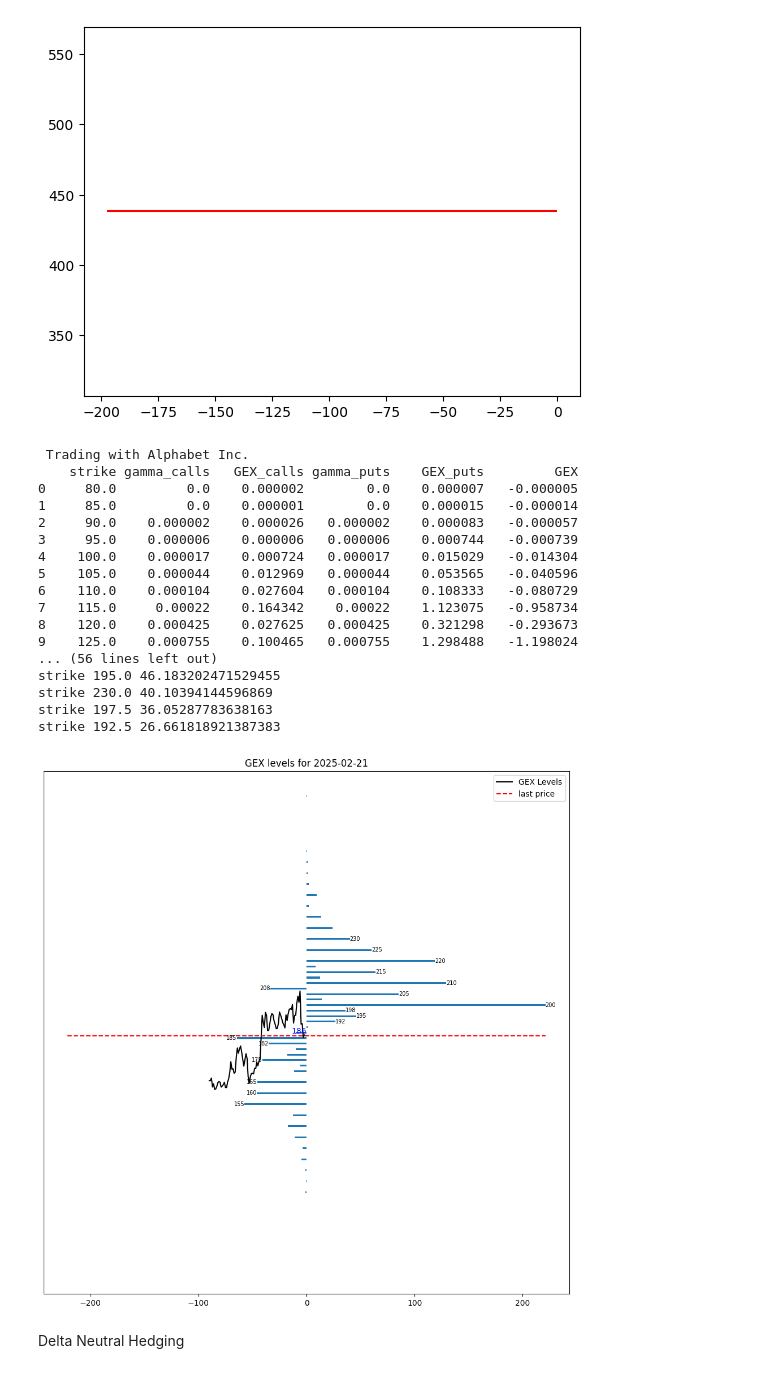
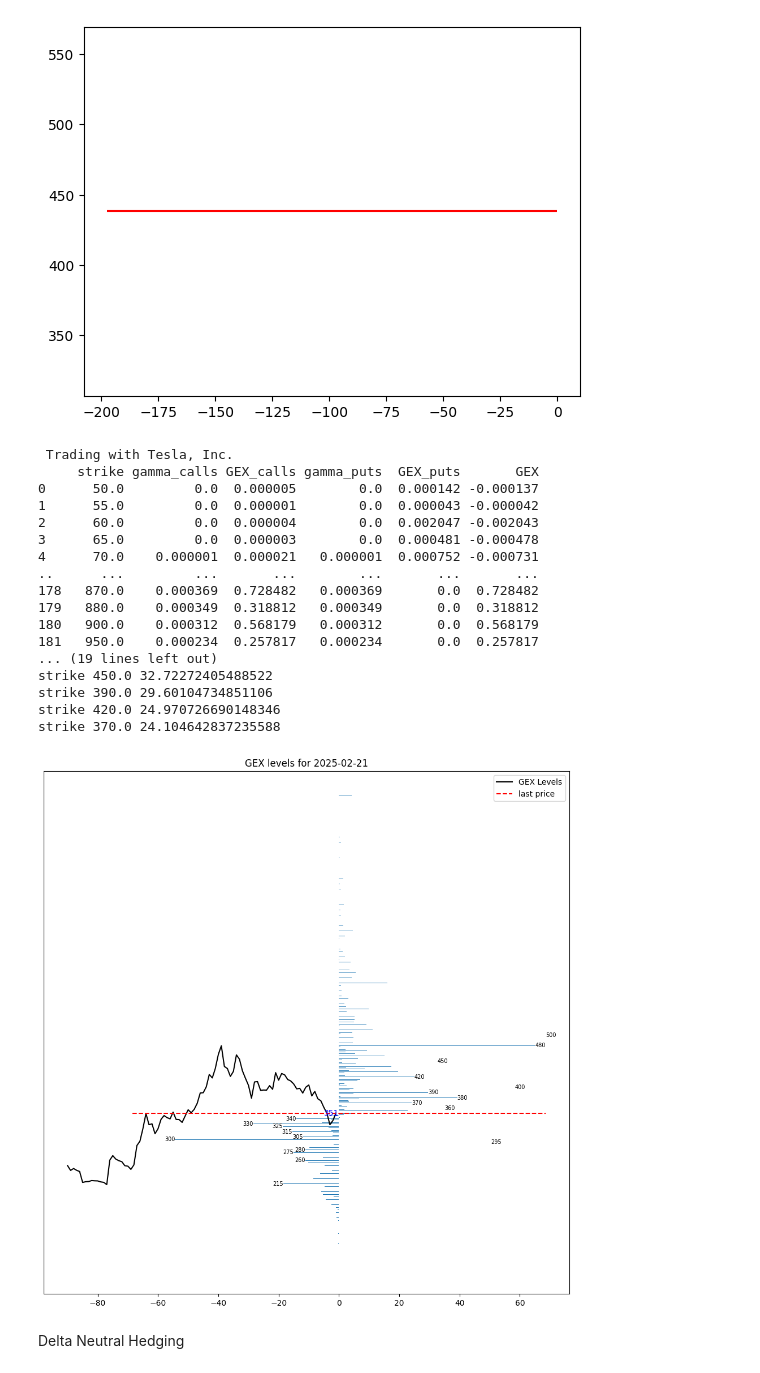
Before and after one commit to JonathanMasih/GEXLevel, a Jupyter notebook: gexxer_reveal_gex_levels.ipynb, the cells around one changed output. Drawn from its saved outputs; the diff is of its cells as text; code cells hidden in the pictures.

```diff
--- a/gexxer_reveal_gex_levels.ipynb
+++ b/gexxer_reveal_gex_levels.ipynb
@@ -496,7 +496,7 @@ tickers_ninjatrader = ['SPY']
 
 
 # ONLY FUTURES & OPTIONS compatible with yahoo finance
-TICKER = "GOOGL"
+TICKER = "TSLA"
 
 period_asset_price="max"
 period_asset_price="90d"
@@ -504,51 +504,51 @@ period_asset_price="90d"
 #avaiable_expiration_dates = "[2023-06-02, 2023-06-09, 2023-06-16, 2023-06-23, 2023-06-30, 2023-07-07, 2023-07-21, 2023-08-18, 2023-09-15, 2023-10-20, 2023-11-17, 2023-12-15, 2024-01-19, 2024-03-15, 2024-06-21, 2024-09-20, 2024-12-20, 2025-01-17, 2025-06-20, 2025-12-19]"
 #avaiable_expiration_dates = [i.replace('[','').replace(']','').replace(' ','') for i in avaiable_expiration_dates.split(',')]
 
 #expiration_date = avaiable_expiration_dates[4]
 #expiration_date = "2025-02-14"
 
 
 
 
 #asset_data , merged_df = get_gex_dataframe( ticker = TICKER, expiration_date = expiration_date , period=period_asset_price )
 
 #print(merged_df.columns)
 
 #final_plot(asset_data, merged_df,
 #          show_strike=True,
 #          set_boundries=False,
 #          title=f"GEX levels \n {TICKER} expiration date {expiration_date} ")
 
 # Example usage with 4 dates
 #expiration_dates = ["2025-02-14", "2025-02-21", "2025-02-28", "2025-03-07"]
 expiration_dates = ["2025-02-21"]
 asset_data, merged_df = get_gex_dataframe(ticker=TICKER, expiration_dates=expiration_dates, period="90d")
 print(merged_df)
 
 # Plotting the result
 final_plot(asset_data, merged_df,
           show_strike=True,
           set_boundries=False,
           title=f"GEX levels for {', '.join(expiration_dates)}")
 # %% [output]
- Trading with Alphabet Inc.
-    strike gamma_calls   GEX_calls gamma_puts    GEX_puts         GEX
-0     80.0         0.0    0.000002        0.0    0.000007   -0.000005
-1     85.0         0.0    0.000001        0.0    0.000015   -0.000014
-2     90.0    0.000002    0.000026   0.000002    0.000083   -0.000057
-3     95.0    0.000006    0.000006   0.000006    0.000744   -0.000739
-4    100.0    0.000017    0.000724   0.000017    0.015029   -0.014304
-5    105.0    0.000044    0.012969   0.000044    0.053565   -0.040596
-6    110.0    0.000104    0.027604   0.000104    0.108333   -0.080729
-7    115.0     0.00022    0.164342    0.00022    1.123075   -0.958734
-8    120.0    0.000425    0.027625   0.000425    0.321298   -0.293673
-9    125.0    0.000755    0.100465   0.000755    1.298488   -1.198024
-... (56 lines left out)
-strike 195.0 46.183202471529455
-strike 230.0 40.10394144596869
-strike 197.5 36.05287783638163
-strike 192.5 26.661818921387383
+ Trading with Tesla, Inc.
+     strike gamma_calls GEX_calls gamma_puts  GEX_puts       GEX
+0      50.0         0.0  0.000005        0.0  0.000142 -0.000137
+1      55.0         0.0  0.000001        0.0  0.000043 -0.000042
+2      60.0         0.0  0.000004        0.0  0.002047 -0.002043
+3      65.0         0.0  0.000003        0.0  0.000481 -0.000478
+4      70.0    0.000001  0.000021   0.000001  0.000752 -0.000731
+..      ...         ...       ...        ...       ...       ...
+178   870.0    0.000369  0.728482   0.000369       0.0  0.728482
+179   880.0    0.000349  0.318812   0.000349       0.0  0.318812
+180   900.0    0.000312  0.568179   0.000312       0.0  0.568179
+181   950.0    0.000234  0.257817   0.000234       0.0  0.257817
+... (19 lines left out)
+strike 450.0 32.72272405488522
+strike 390.0 29.60104734851106
+strike 420.0 24.970726690148346
+strike 370.0 24.104642837235588
-[figure, old version]
+[figure, new version]
 # %% [markdown]
 Delta Neutral Hedging
 # %%
```
